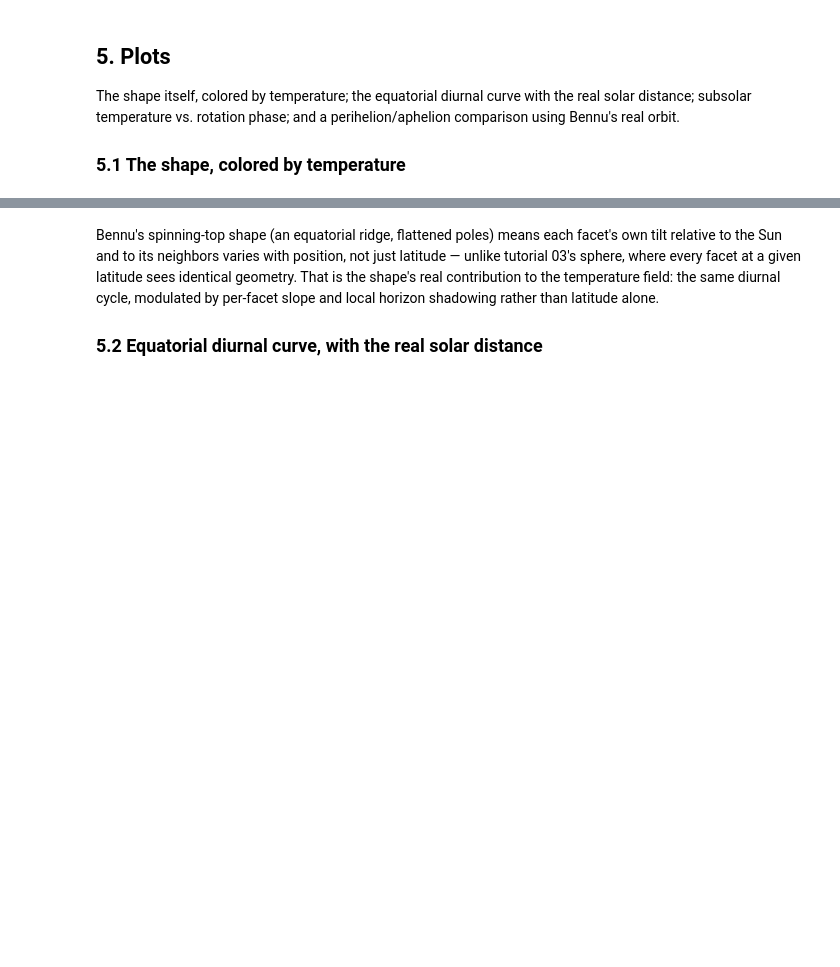
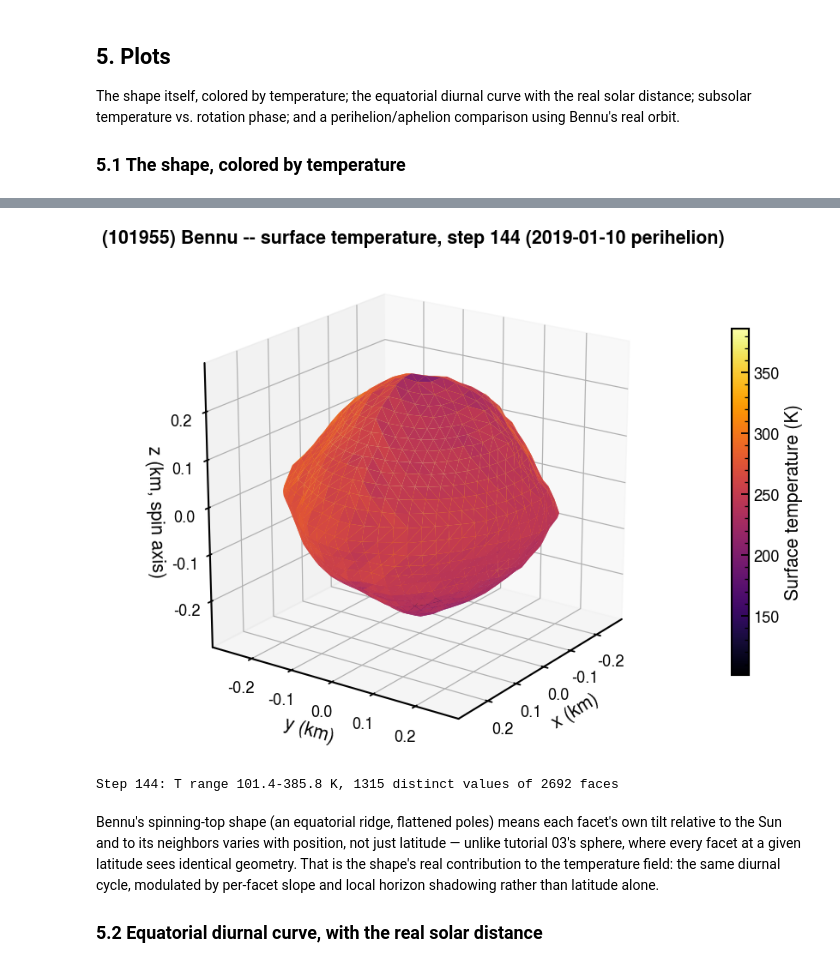
Before and after one commit to phayne/ptm3d-archive, a Jupyter notebook: docs/tutorials/notebooks/04_asteroid_spice.ipynb, the cells around one changed output, grey strips where cells are left out. Drawn from its saved outputs; the diff is of its cells as text; code cells hidden in the pictures; blank space fills up the shorter version.

```diff
--- a/docs/tutorials/notebooks/04_asteroid_spice.ipynb
+++ b/docs/tutorials/notebooks/04_asteroid_spice.ipynb
@@ -543,16 +532,2 @@ Same layout as tutorials 02/03/06 — `mesh.ply`, `metadata.txt`,
 SPICE-specific difference is `body_positions.csv`: the Sun vector in it now
 comes from `ephemeris.spk` at every timestep, not an analytic orbit.
-# %%
-import csv
-with open(PERIH_OUT / "body_positions.csv") as f:
-    rows = list(csv.DictReader(f))
-print(f"{len(rows)} rows; columns: {list(rows[0].keys())}")
-
-r_au_series = np.array([
-    np.linalg.norm([float(r["sun_x"]), float(r["sun_y"]), float(r["sun_z"])])
-    for r in rows
-]) / 1.495978707e8
-print(f"r_helio over the output window: {r_au_series.min():.5f} to {r_au_series.max():.5f} AU"
-      f"  (a {(r_au_series.max()-r_au_series.min())*1.495978707e8:.0f} km change"
-      f" over the {len(rows)}-step, ~8.6 h output window -- the diurnal timescale,"
-      f" not the ~yearlong orbital one)")
@@ -600,3 +557,41 @@ Step 144: T range 101.4-385.8 K, 1315 distinct values of 2692 faces
+# %%
+plt = plots.styled()   # the project's figure style (ptm.pubstyle)
+GRID = dict(color="#e1e0d9", linewidth=0.5)
+BLUE, ORANGE, GREY, RED = "#2a78d6", "#eb6834", "#898781", "#c0392b"
+
+EPOCH_STEP = 144  # second (settled) rotation, ~afternoon local time
+T_epoch = PERIH.field("temperature", EPOCH_STEP)
+
+# A real facet shape, so this one is drawn as the mesh itself rather than as
+# an orthographic globe: ptm.plots.globe() normalizes the vertices to a unit
+# sphere, which is exactly what should NOT happen to a spinning-top body.
+verts, faces = mesh["vertices"], mesh["faces"]
+cmap = plt.get_cmap(plots.CMAP_FIELD)
+norm = plt.Normalize(vmin=T_epoch.min(), vmax=T_epoch.max())
+
+fig = plt.figure(figsize=(7.5, 6.5))
+ax = fig.add_subplot(111, projection="3d")
+ax.add_collection3d(Poly3DCollection(verts[faces], facecolors=cmap(norm(T_epoch)),
+                                     edgecolors="none"))
+ax.minorticks_off()   # the style's minor ticks would grid all three 3-D panes
+span = np.abs(verts).max()
+ax.set_xlim(-span, span); ax.set_ylim(-span, span); ax.set_zlim(-span, span)
+ax.set_box_aspect((1, 1, 1))
+ax.view_init(elev=20, azim=35)
+ax.set_xlabel("x (km)"); ax.set_ylabel("y (km)"); ax.set_zlabel("z (km, spin axis)")
+ax.set_title(f"(101955) Bennu -- surface temperature, step {EPOCH_STEP} "
+             "(2019-01-10 perihelion)")
+cbar = fig.colorbar(plt.cm.ScalarMappable(norm=norm, cmap=cmap), ax=ax,
+                    shrink=0.6, pad=0.1)
+cbar.set_label("Surface temperature (K)")
+plt.tight_layout()
+plt.show()
+
+print(f"Step {EPOCH_STEP}: T range {T_epoch.min():.1f}-{T_epoch.max():.1f} K, "
+      f"{np.unique(np.round(T_epoch,1)).size} distinct values of {T_epoch.size} faces")
+# %% [output]
+[figure, added]
+Step 144: T range 101.4-385.8 K, 1315 distinct values of 2692 faces
 # %% [markdown]
 Bennu's spinning-top shape (an equatorial ridge, flattened poles) means each
 facet's own tilt relative to the Sun and to its neighbors varies with
```
Also changed, not shown: parts of 30 cells of this notebook.
